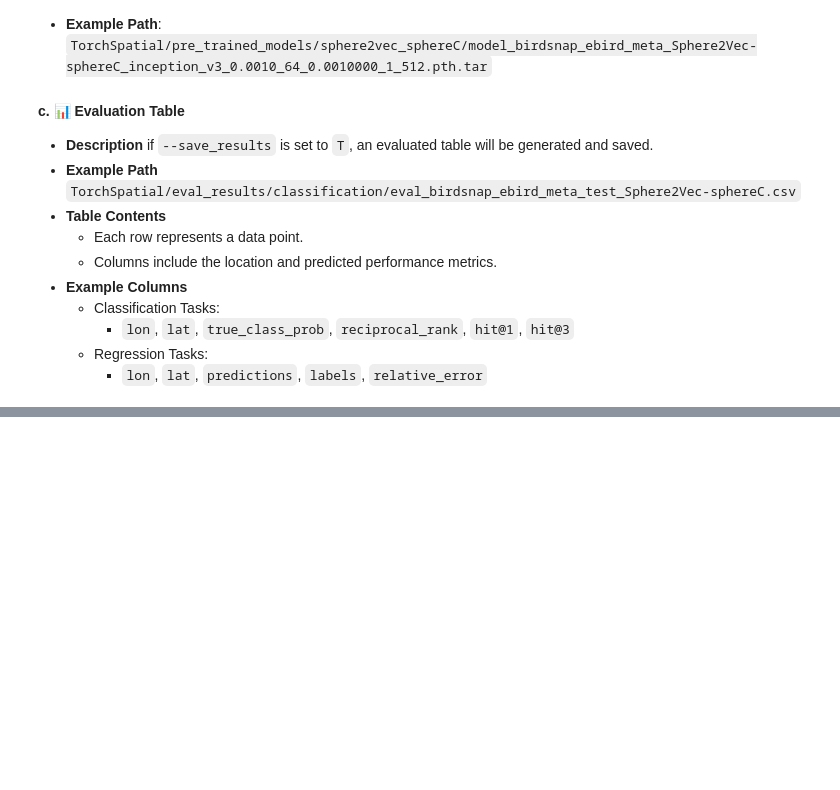
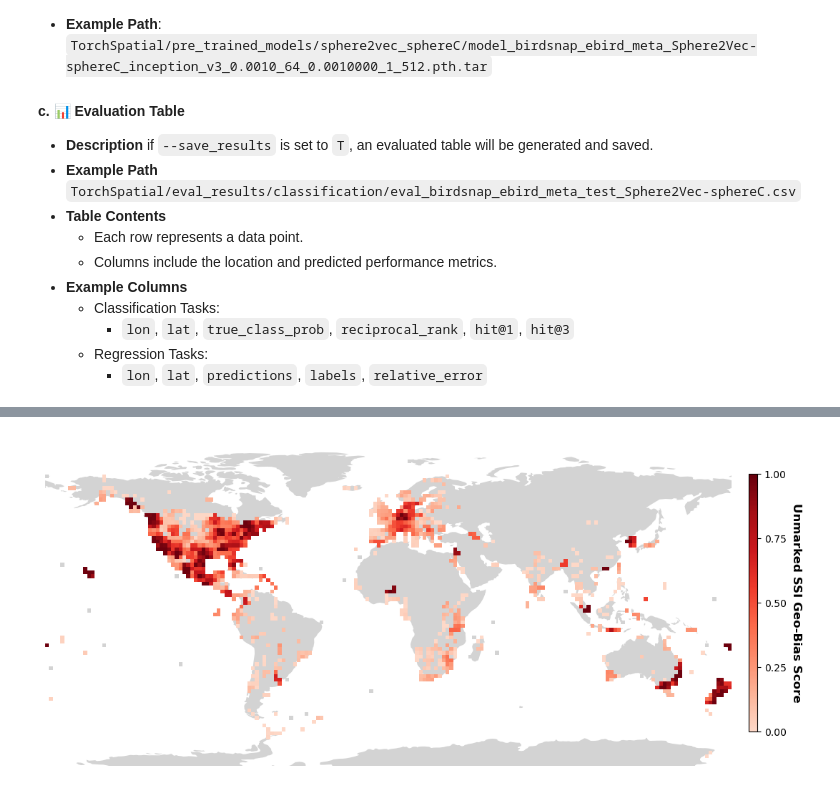
Before and after one commit to seai-lab/TorchSpatial, a Jupyter notebook: tutorial.ipynb, the cells around one changed output, grey strips where cells are left out. Saved outputs shown, nothing was run; the diff lists cells and outputs as text; code cells hidden in the pictures; blank space fills up the shorter version.

```diff
--- a/tutorial.ipynb
+++ b/tutorial.ipynb
@@ -286,0 +468,7 @@ python3 main.py \
+# %%
+# example of geo-bias evaluation
+import pandas as pd
+
+input_file_path="../eval_results/eval_inat_2018__val_Sphere2Vec-sphereC+_ssi_0.05.csv"
+df = pd.read_csv(input_file_path)
+df.head()
@@ -286,0 +610,9 @@ python3 main.py \
+# %%
+'''
+Example visualization of the Unmarked SSI Geo-Bias Score for the Sphere2Vec-sphereC+ location encoder on the iNat2018 dataset.
+'''
+
+spatial_join_and_plot(input_file_path, cell_size=2,
+                                    extent=[-180, 180, -80, 90], lon="lon", lat="lat", vmax=600, metric="pnp_ssi", label_name='Unmarked SSI Geo-Bias Score', title=False)
+# %% [output]
+[figure, added]
```
Also changed, not shown: parts of 20 cells of this notebook, 2 other files.
